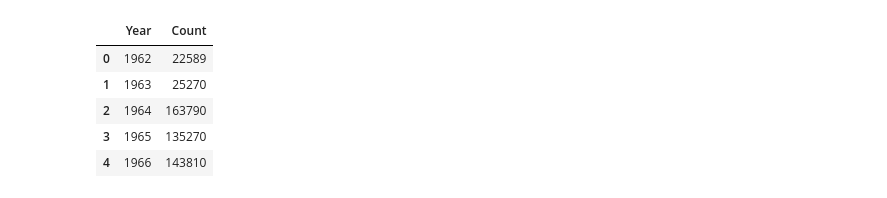
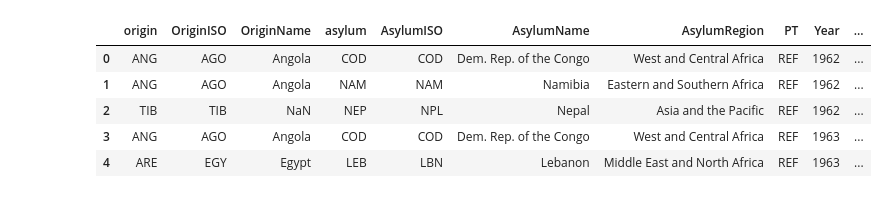
Before and after one commit to TishDuc/TishDuc.github.io, a Jupyter notebook: Displacements_Final_Project/Oiger_script.ipynb, the cells around one changed output. Cells and saved outputs as stored; diff of their text form; code cells hidden in the pictures.

```diff
--- a/Displacements_Final_Project/Oiger_script.ipynb
+++ b/Displacements_Final_Project/Oiger_script.ipynb
@@ -32,3 +5,13 @@ df.head()
+# %%
+df = pd.read_csv('Data/UNHCR_Flow_Data_filtered.csv')
+df.head()
+# %% [output]
+|  | origin | OriginISO | OriginName | asylum | AsylumISO | AsylumName | AsylumRegion | PT | Year | ... |
+| 0 | ANG | AGO | Angola | COD | COD | Dem. Rep. of the Congo | West and Central Africa | REF | 1962 | ... |
+| 1 | ANG | AGO | Angola | NAM | NAM | Namibia | Eastern and Southern Africa | REF | 1962 | ... |
+| 2 | TIB | TIB | NaN | NEP | NPL | Nepal | Asia and the Pacific | REF | 1962 | ... |
+| 3 | ANG | AGO | Angola | COD | COD | Dem. Rep. of the Congo | West and Central Africa | REF | 1963 | ... |
+| 4 | ARE | EGY | Egypt | LEB | LBN | Lebanon | Middle East and North Africa | REF | 1963 | ... |
 # %%
 df["Year"] = pd.to_numeric(df["Year"], errors="coerce")
 df["Count"] = pd.to_numeric(df["Count"], errors="coerce")
@@ -41,10 +20,0 @@ ref_df = df[df['Population types'] == "REF"].copy()
-# %%
-refugees_per_year = ref_df.groupby("Year")["Count"].sum().reset_index()
-refugees_per_year.head()
-# %% [output]
-|  | Year | Count |
-| 0 | 1962 | 22589 |
-| 1 | 1963 | 25270 |
-| 2 | 1964 | 163790 |
-| 3 | 1965 | 135270 |
-| 4 | 1966 | 143810 |
```
Also changed, not shown: parts of 11 cells of this notebook.
